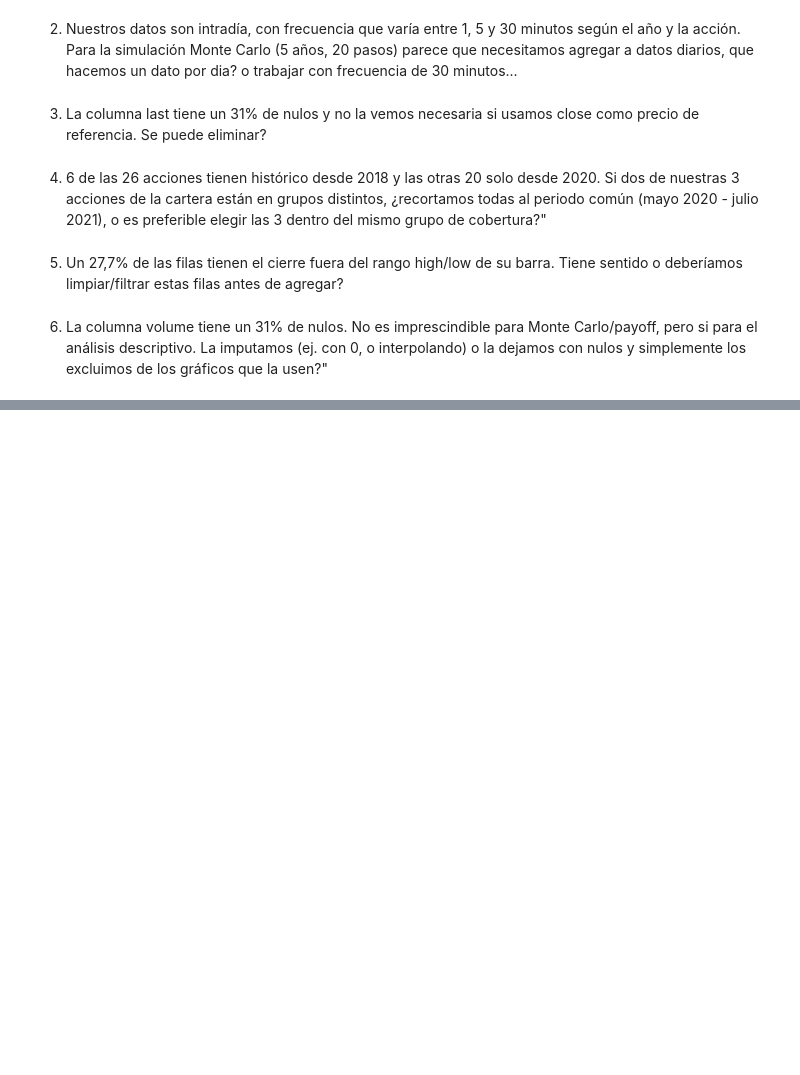
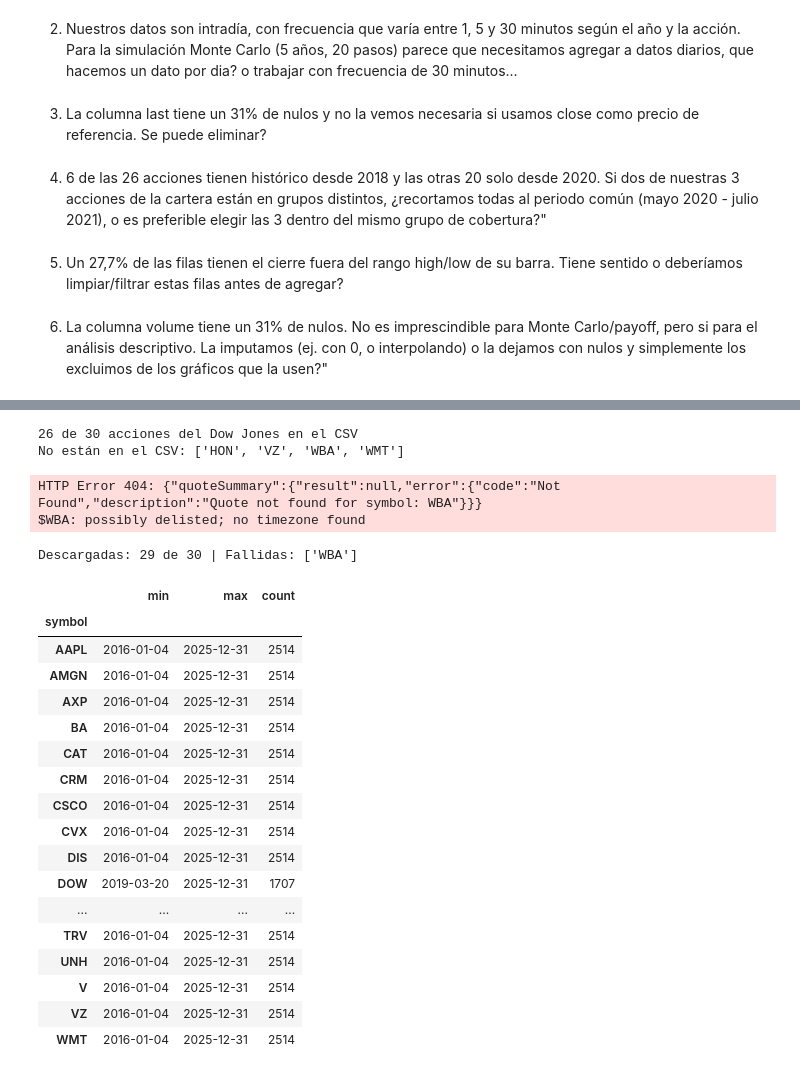
Before and after one commit to danielsoponaru/26_27_R09_Azul_Claro, a Jupyter notebook: Limpieza.ipynb, the cells around one changed output, grey strips where cells are left out. Saved outputs shown, nothing was run; the diff lists cells and outputs as text; code cells hidden in the pictures; blank space fills up the shorter version.

```diff
--- a/Limpieza.ipynb
+++ b/Limpieza.ipynb
@@ -371,0 +207,7 @@ Guardado: (12301, 8) (35800, 8)
+# %%
+# Pasamos las marcas de tiempo a hora de Nueva York (la bolsa del Dow Jones)
+df_unificado["hora_ny"] = df_unificado["date"].dt.tz_convert("America/New_York")
+df_unificado["dia_ny"] = df_unificado["hora_ny"].dt.tz_localize(None).dt.normalize()
+
+ejemplo = df_unificado[(df_unificado["symbol"] == "CRM") & (df_unificado["dia_ny"] == "2020-08-26")]
+ejemplo[["hora_ny", "open", "high", "low", "last", "close", "volume"]].iloc[::60]
@@ -371,0 +322,65 @@ Guardado: (12301, 8) (35800, 8)
+# %%
+import yfinance as yf
+
+FECHA_INICIO = "2016-01-01"
+FECHA_FIN = "2026-01-01"   # exclusivo en yfinance -> último día 2025-12-31
+
+# Composición del Dow Jones 30 en el periodo del dataset (2018-2021)
+dow30 = [
+    "AAPL", "AMGN", "AXP", "BA", "CAT", "CRM", "CSCO", "CVX", "DIS", "DOW",
+    "GS", "HD", "HON", "IBM", "INTC", "JNJ", "JPM", "KO", "MCD", "MMM",
+    "MRK", "MSFT", "NKE", "PG", "TRV", "UNH", "V", "VZ", "WBA", "WMT",
+]
+simbolos_csv = set(df_diario["symbol"].unique())
+print(f"{len(simbolos_csv)} de {len(dow30)} acciones del Dow Jones en el CSV")
+print("No están en el CSV:", sorted(set(dow30) - simbolos_csv))
+
+partes, splits, fallidos = [], {}, []
+for ticker in dow30:
+    try:
+        activo = yf.Ticker(ticker)
+        hist = activo.history(start=FECHA_INICIO, end=FECHA_FIN, auto_adjust=False)
+        if hist.empty:
+            fallidos.append(ticker)
+            continue
+        hist = hist.reset_index()[["Date", "Open", "High", "Low", "Close", "Volume"]]
+        hist.columns = ["date", "open", "high", "low", "close", "volume"]
+        hist["date"] = pd.to_datetime(hist["date"]).dt.tz_localize(None).dt.normalize()
+        hist["symbol"] = ticker
+        partes.append(hist)
+
+        eventos = activo.splits
+        eventos.index = eventos.index.tz_localize(None).normalize()
+        splits[ticker] = eventos[(eventos.index >= FECHA_INICIO) & (eventos.index < FECHA_FIN)]
+    except Exception as error:
+        fallidos.append(ticker)
+        print(f"{ticker}: falló la descarga -> {error}")
+
+df_yahoo = pd.concat(partes, ignore_index=True)
+df_yahoo["fuente"] = "yahoo"
+print("Descargadas:", df_yahoo["symbol"].nunique(), "de", len(dow30), "| Fallidas:", fallidos)
+df_yahoo.groupby("symbol")["date"].agg(["min", "max", "count"])
+# %% [output]
+26 de 30 acciones del Dow Jones en el CSV
+No están en el CSV: ['HON', 'VZ', 'WBA', 'WMT']
+HTTP Error 404: {"quoteSummary":{"result":null,"error":{"code":"Not Found","description":"Quote not found for symbol: WBA"}}}
+$WBA: possibly delisted; no timezone found
+Descargadas: 29 de 30 | Fallidas: ['WBA']
+|  | min | max | count |
+| symbol |  |  |  |
+| AAPL | 2016-01-04 | 2025-12-31 | 2514 |
+| AMGN | 2016-01-04 | 2025-12-31 | 2514 |
+| AXP | 2016-01-04 | 2025-12-31 | 2514 |
+| BA | 2016-01-04 | 2025-12-31 | 2514 |
+| CAT | 2016-01-04 | 2025-12-31 | 2514 |
+| CRM | 2016-01-04 | 2025-12-31 | 2514 |
+| CSCO | 2016-01-04 | 2025-12-31 | 2514 |
+| CVX | 2016-01-04 | 2025-12-31 | 2514 |
+| DIS | 2016-01-04 | 2025-12-31 | 2514 |
+| DOW | 2019-03-20 | 2025-12-31 | 1707 |
+| ... | ... | ... | ... |
+| TRV | 2016-01-04 | 2025-12-31 | 2514 |
+| UNH | 2016-01-04 | 2025-12-31 | 2514 |
+| V | 2016-01-04 | 2025-12-31 | 2514 |
+| VZ | 2016-01-04 | 2025-12-31 | 2514 |
+| WMT | 2016-01-04 | 2025-12-31 | 2514 |
```
Also changed, not shown: parts of 59 cells of this notebook.
